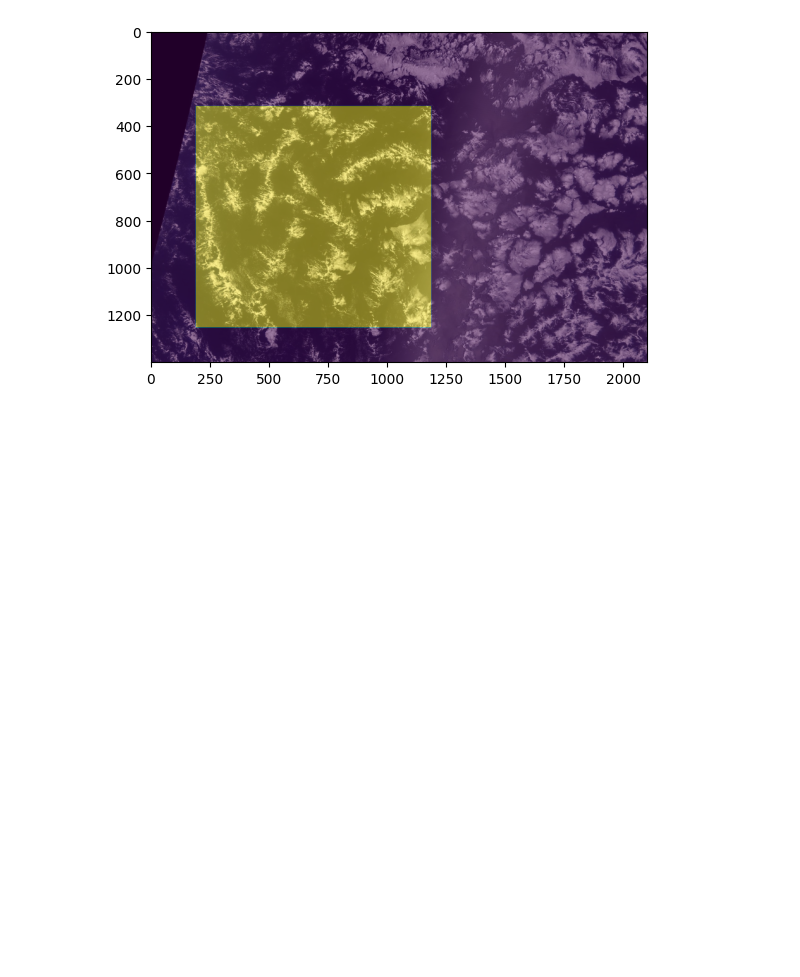
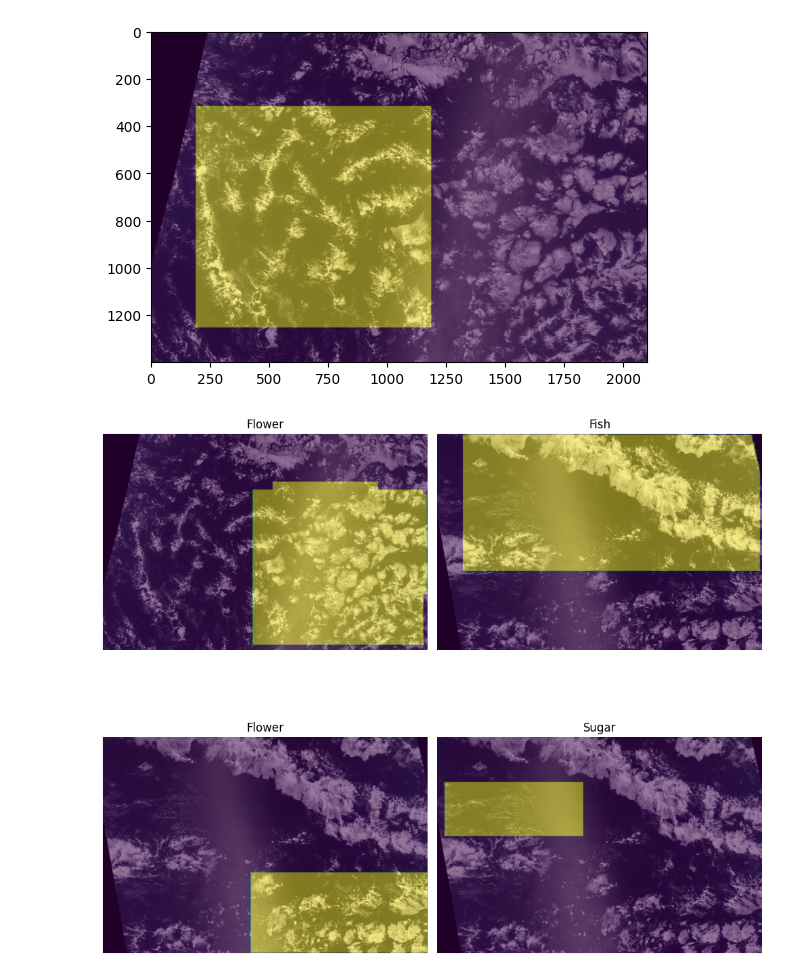
Before and after one commit to selvin3/Understanding-Clouds-from-Satellite-Images, a Jupyter notebook: basic_operation.ipynb, the cells around one changed output. Saved outputs shown, nothing was run; the diff lists cells and outputs as text; code cells hidden in the pictures; blank space fills up the shorter version.

```diff
--- a/basic_operation.ipynb
+++ b/basic_operation.ipynb
@@ -69,3 +89,30 @@ for row in df.index[:5]:
     break
 # %% [output]
 [figure]
+# %%
+fig, axes = plt.subplots(2, 2, figsize=(10, 10))  # 2x2 grid of subplots
+for i, row in enumerate(df.index[1:5], 0):  # Start from index 1 to include row 2, end at index 5 (exclusive)
+    name = df['Image_Name'][row]
+    img = cv2.cvtColor(cv2.imread(f"{path}/{name}"), cv2.COLOR_BGR2RGB)
+
+    # Determine subplot location based on index
+    subplot_row = i // 2  # Calculate row index for subplot
+    subplot_col = i % 2   # Calculate column index for subplot
+
+    # Display image in the current subplot
+    axes[subplot_row, subplot_col].imshow(img)
+    axes[subplot_row, subplot_col].set_title(f'{df["Label"][row]}')  # Set subplot title
+
+    # Overlay mask on the image
+    mask_rle = df['EncodedPixels'][row]
+    mask = decode_rle(mask_rle)
+    axes[subplot_row, subplot_col].imshow(mask, alpha=0.5)
+
+    # Set axis labels and remove ticks
+    axes[subplot_row, subplot_col].axis('off')
+
+# Adjust layout and display the plot
+plt.tight_layout()
+plt.show()
+# %% [output]
+[figure, added]
```
Also changed, not shown: parts of 4 cells of this notebook, 1 other file.
